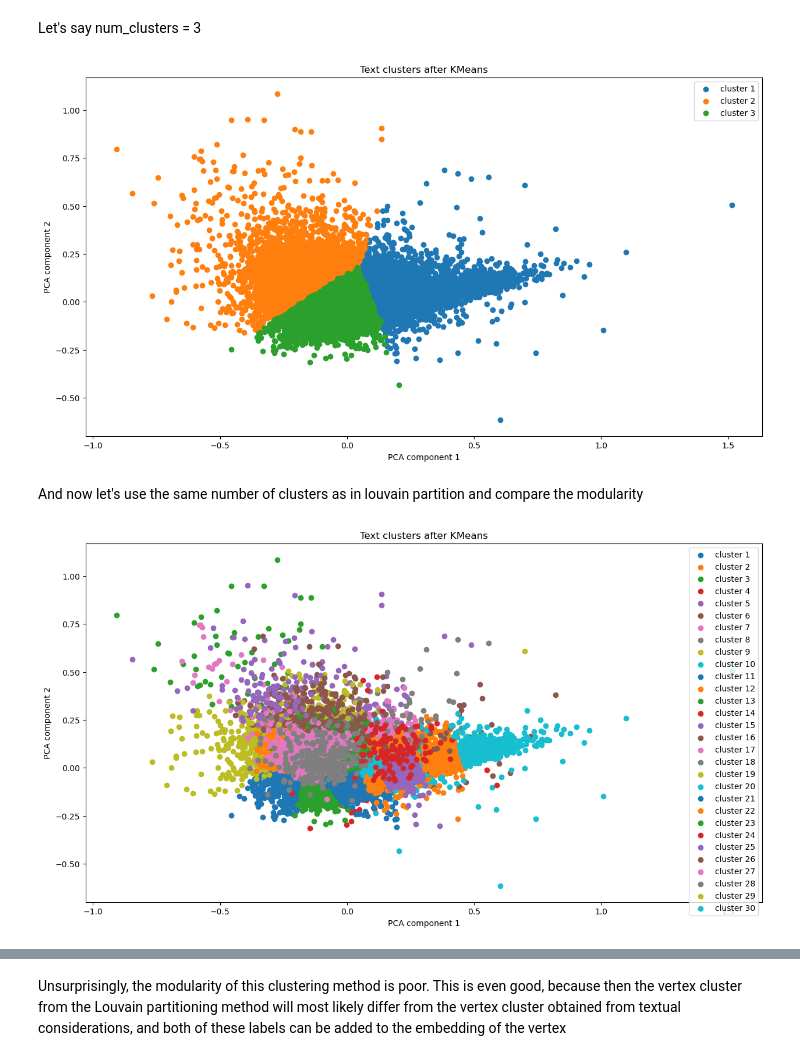
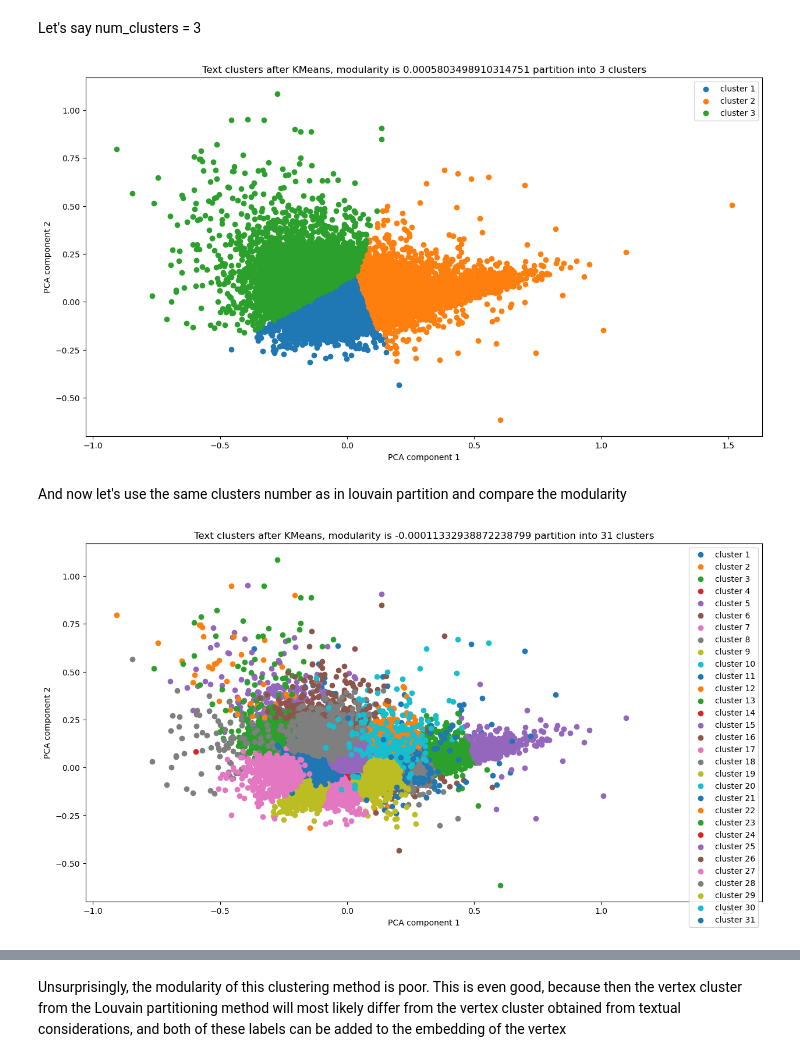
Before and after one commit to ArtemCh101/hse-sna-project, a Jupyter notebook: notebooks/clustering.ipynb, the cells around one changed output, grey strips where cells are left out. Saved outputs shown, nothing was run; the diff lists cells and outputs as text; code cells hidden in the pictures.

Commit message:
add clustering results to paper

```diff
--- a/notebooks/clustering.ipynb
+++ b/notebooks/clustering.ipynb
@@ -64,6 +69,10 @@ def cluster(num_clusters, model_type):
 
     clusters = model.fit_predict(text_embeddings)
 
+    text_clusters = [set() for _ in range(max(clusters) + 1)]
+    for i, label in enumerate(clusters):
+        text_clusters[label].add(idx2paper_id[i])
+
     pca = PCA(n_components=2)
     reduced_embeddings = pca.fit_transform(text_embeddings)
 
@@ -71,18 +80,17 @@ def cluster(num_clusters, model_type):
     for cluster in range(num_clusters):
         plt.scatter(reduced_embeddings[clusters == cluster, 0], reduced_embeddings[clusters == cluster, 1], label=f"cluster {cluster+1}")
     plt.legend()
-    plt.title(f"Text clusters after {model_type}")
+    plt.title(f"Text clusters after {model_type}, modularity is {modularity(G, text_clusters)} partition into {len(text_clusters)} clusters")
     plt.xlabel("PCA component 1")
     plt.ylabel("PCA component 2")
     plt.show()
-    return clusters
 # %%
-_ = cluster(num_clusters=3, model_type="KMeans")
+cluster(num_clusters=3, model_type="KMeans")
 # %% [output]
-[figure, old version]
+[figure, new version]
 # %% [markdown]
-And now let's use the same number of clusters as in louvain partition and compare the modularity
+And now let's use the same clusters number as in louvain partition and compare the modularity
 # %%
-kmeans_clusters = cluster(num_clusters=len(louvain_partition), model_type="KMeans")
+cluster(num_clusters=len(louvain_partition), model_type="KMeans")
 # %% [output]
-[figure, old version]
+[figure, new version]
```
Also changed, not shown: parts of 9 cells of this notebook, 4 other files.
